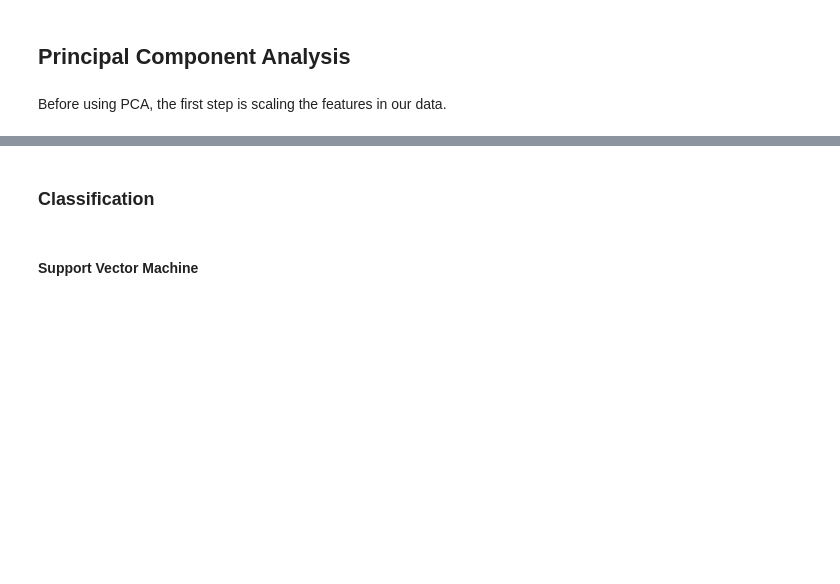
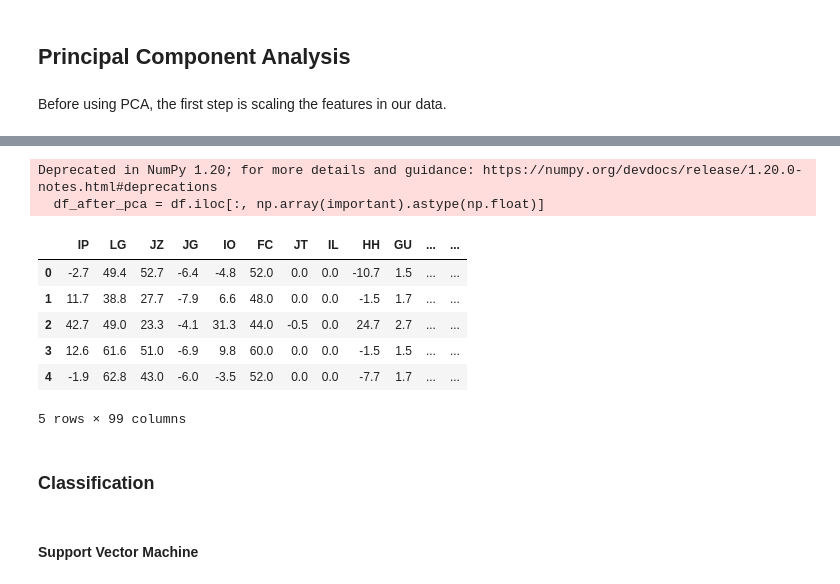
Before and after one commit to anaterovic/UZOP, a Jupyter notebook: code.ipynb, the cells around one changed output, grey strips where cells are left out. Drawn from its saved outputs; the diff is of its cells as text; code cells hidden in the pictures; blank space fills up the shorter version.

```diff
--- a/code.ipynb
+++ b/code.ipynb
@@ -216,0 +178,3 @@ df_new #bez targeta
+# %%
+print(out['topfeat'])
+important = out['topfeat'].iloc[0:150, 1].unique()
@@ -217,3 +196,16 @@ df_new #bez targeta
+# %%
+df_after_pca = df.iloc[:, np.array(important).astype(np.float)]
+df_after_pca.head()
+# %% [output]
+Deprecated in NumPy 1.20; for more details and guidance: https://numpy.org/devdocs/release/1.20.0-notes.html#deprecations
+  df_after_pca = df.iloc[:, np.array(important).astype(np.float)]
+|  | IP | LG | JZ | JG | IO | FC | JT | IL | HH | GU | ... | ... |
+| 0 | -2.7 | 49.4 | 52.7 | -6.4 | -4.8 | 52.0 | 0.0 | 0.0 | -10.7 | 1.5 | ... | ... |
+| 1 | 11.7 | 38.8 | 27.7 | -7.9 | 6.6 | 48.0 | 0.0 | 0.0 | -1.5 | 1.7 | ... | ... |
+| 2 | 42.7 | 49.0 | 23.3 | -4.1 | 31.3 | 44.0 | -0.5 | 0.0 | 24.7 | 2.7 | ... | ... |
+| 3 | 12.6 | 61.6 | 51.0 | -6.9 | 9.8 | 60.0 | 0.0 | 0.0 | -1.5 | 1.5 | ... | ... |
+| 4 | -1.9 | 62.8 | 43.0 | -6.0 | -3.5 | 52.0 | 0.0 | 0.0 | -7.7 | 1.7 | ... | ... |
+5 rows × 99 columns
 # %% [markdown]
 ### Classification
 # %%
```
Also changed, not shown: parts of 26 cells of this notebook, 1 other file.
